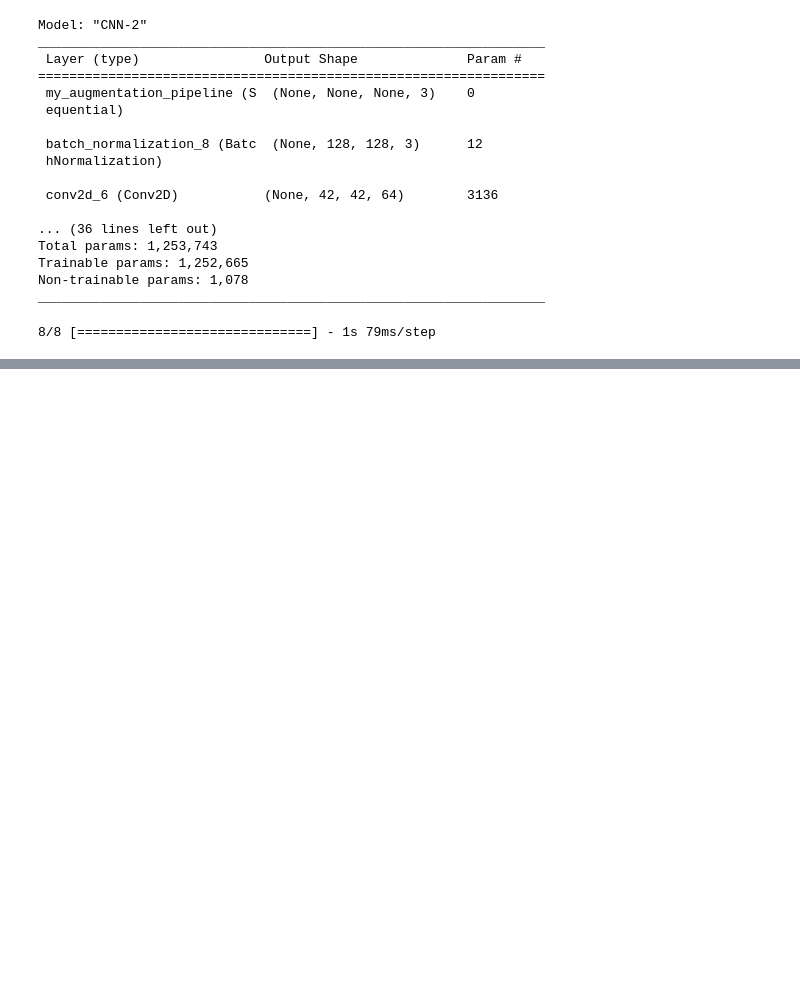
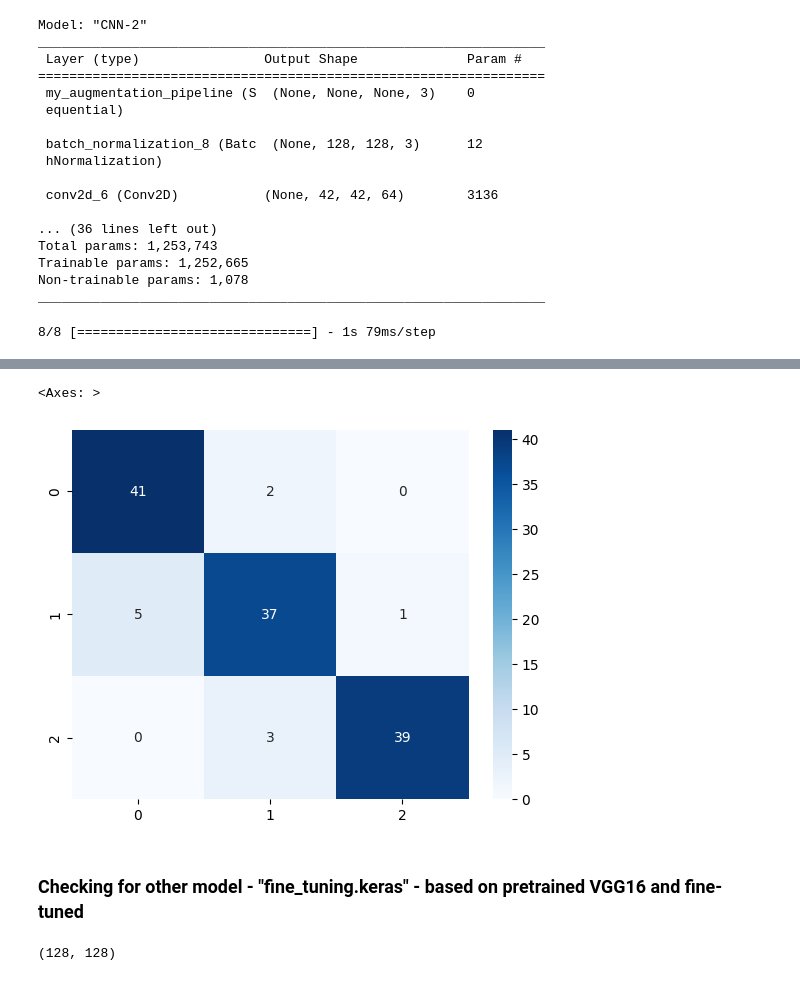
Before and after one commit to iryna-savchuk/DL_project, a Jupyter notebook: confusion_matrix.ipynb, the cells around one changed output, grey strips where cells are left out. Drawn from its saved outputs; the diff is of its cells as text; code cells hidden in the pictures; blank space fills up the shorter version.

```diff
--- a/confusion_matrix.ipynb
+++ b/confusion_matrix.ipynb
@@ -128,0 +178,24 @@ sea.heatmap(result, annot=True, cmap = 'Blues')
+# %%
+cf_matrix = confusion_matrix(true, test_pred)
+sea.heatmap(cf_matrix, annot=True, cmap = 'Blues')
+# %% [output]
+<Axes: >
+[figure, added]
+# %% [markdown]
+### Checking for other model - "fine_tuning.keras" - based on pretrained VGG16 and fine-tuned
+# %%
+model_directory ="/content/gdrive/MyDrive/DL_Project/saved_models/"
+model_name = "fine_tuning.keras"
+model = load_model(model_directory+model_name)
+
+# Getting Model predictions
+test_pred, true = [], []
+
+for x, y in ds_test:
+    y_pred = np.argmax(model(x, training = False), axis = 1)
+    test_pred.extend(y_pred)
+    true.extend(np.argmax(y, axis = 1))
+
+len(test_pred), len(true)
+# %% [output]
+(128, 128)
```
Also changed, not shown: parts of 12 cells of this notebook.
